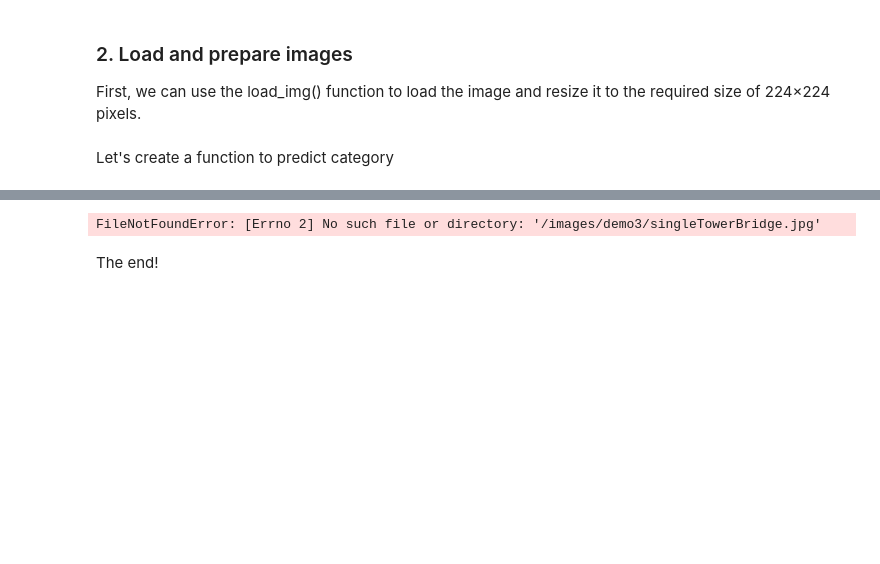
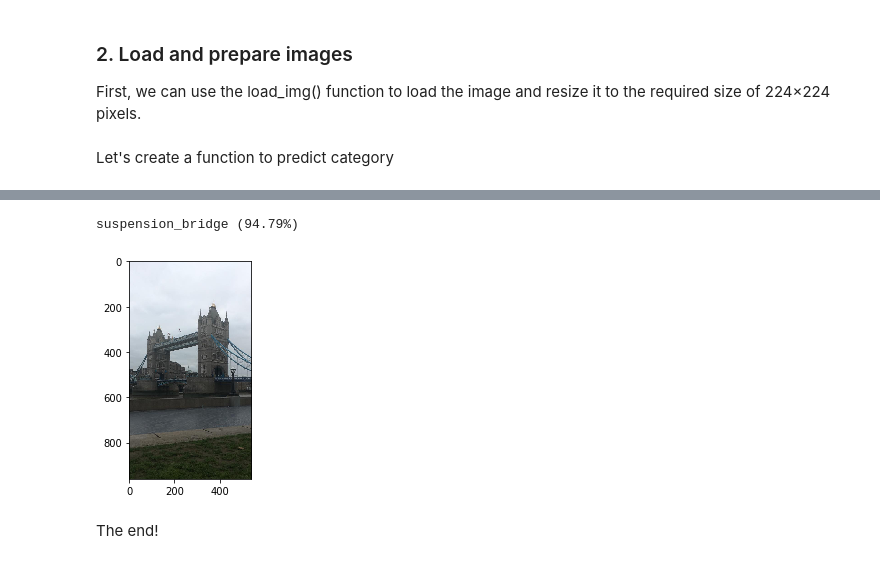
Before and after one commit to galiya/DeepLearningPonies, a Jupyter notebook: 3.1 Transfer Learning (pre-trained CNNs) - Single images.ipynb, the cells around one changed output, grey strips where cells are left out. Drawn from its saved outputs; the diff is of its cells as text; code cells hidden in the pictures; blank space fills up the shorter version.

```diff
--- a/3.1 Transfer Learning (pre-trained CNNs) - Single images.ipynb
+++ b/3.1 Transfer Learning (pre-trained CNNs) - Single images.ipynb
@@ -48,7 +63,9 @@ ModuleNotFoundError: No module named 'keras'
 # %%
-img_folder = "/images/demo3/single/"
-for path in os.listdir(img_folder):
-  img_path = img_folder + path
-  print ('processing image:', img_path)
-  predict_image(img_path, conv_base)
+import os
+
+img_folder = "images/single_images/"
+for filename in os.listdir(img_folder):
+      img_path = os.path.join(img_folder,filename)
+      print ('processing image:', img_path)
+      predict_image(img_path, conv_base)
 # %% [output]
@@ -56,15 +84,17 @@ NameError: name 'os' is not defined
 # %%
 import matplotlib.image as mpimg
 import matplotlib.pyplot as plt
 
 def display_image(url):
   img = mpimg.imread(url)
   plt.imshow(img)
   display()
 
-img_path = img_folder + 'TowerBridge.jpg' #Brockmans #TowerBridge #Tank
+img_path = os.path.join(img_folder,'TowerBridge.jpg')  #Brockmans #TowerBridge #Tank
 display_image(img_path)
+predict_image(img_path, conv_base)
 # %% [output]
-FileNotFoundError: [Errno 2] No such file or directory: '/images/demo3/singleTowerBridge.jpg'
+suspension_bridge (94.79%)
+[figure, added]
 # %% [markdown]
 The end!
```
Also changed, not shown: parts of 4 cells of this notebook, 4 other files.
